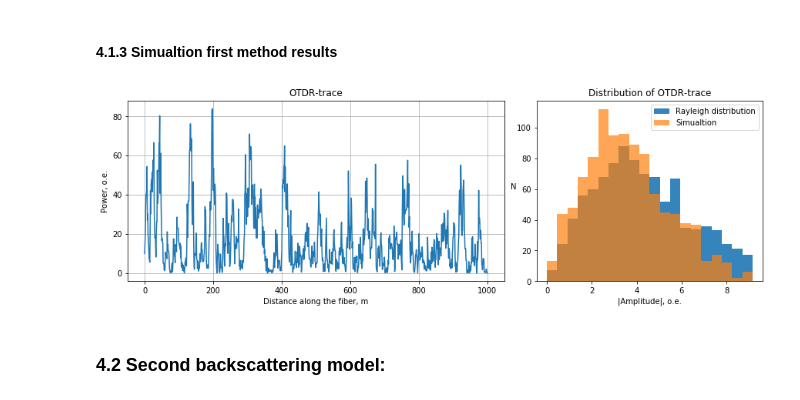
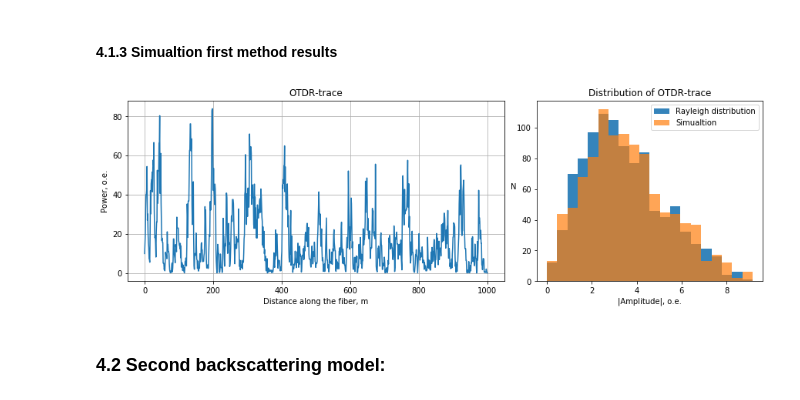
Before and after one commit to temptito/Phase-Sensitive-OTDR-Model, a Jupyter notebook: Scalar model/OTDR-trace.ipynb, the cells around one changed output. Drawn from its saved outputs; the diff is of its cells as text; code cells hidden in the pictures.

Commit message:
OTDR-trace model showcase

```diff
--- a/Scalar model/OTDR-trace.ipynb
+++ b/Scalar model/OTDR-trace.ipynb
@@ -84,28 +84,28 @@ for k in range(Ndots):
 # %%
 fig = plt.figure(constrained_layout=True, figsize=(12,4))
 spec = fig.add_gridspec(ncols=8, nrows=1)
 trace = np.abs(A1)**2
 fig.add_subplot(spec[0, 0:5])
 plt.plot(Distance, trace)
 plt.title('OTDR-trace')
 plt.ylabel('Power, o.e.')
 plt.xlabel('Distance along the fiber, m')
 plt.grid()
 
 fig.add_subplot(spec[0, 5:])
 np.random.seed(0)
-ray_dist = np.random.rayleigh(scale=np.mean(trace**0.5), size=Ndots)
+ray_dist = np.random.rayleigh(scale=np.std(trace/2)**0.5, size=Ndots)
 plt.hist(ray_dist, 20, alpha=0.9, range=(0,np.max(trace**0.5)), label='Rayleigh distribution')
 
 plt.hist(trace**0.5, 20, range=(0,np.max(trace**0.5)), alpha=0.7, label='Simualtion')
 plt.title('Distribution of OTDR-trace')
 plt.ylabel('N', rotation=0)
 plt.xlabel('|Amplitude|, o.e.')
 
 plt.legend()
 plt.show()
 # %% [output]
-[figure, old version]
+[figure, new version]
 # %% [markdown]
 ### 4.2 Second backscattering model:
 # %% [markdown]
```
Also changed, not shown: parts of 1 cell of this notebook.
